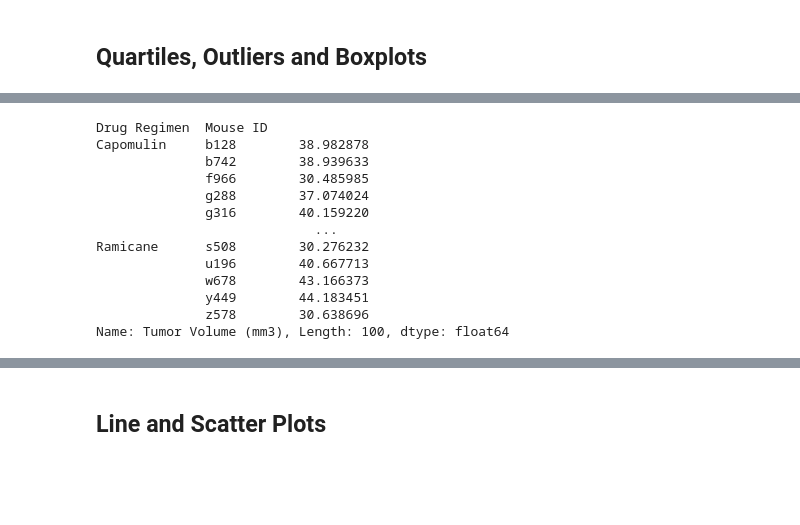
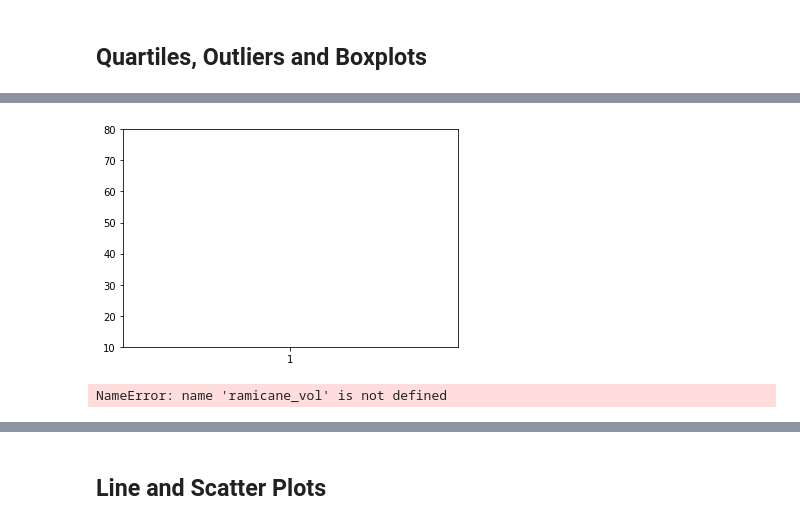
Before and after one commit to deobandana/matplotlib-challenge, a Jupyter notebook: Pymaceuticals/homework.ipynb, the cells around one changed output, grey strips where cells are left out. Drawn from its saved outputs; the diff is of its cells as text; code cells hidden in the pictures; blank space fills up the shorter version.

```diff
--- a/Pymaceuticals/homework.ipynb
+++ b/Pymaceuticals/homework.ipynb
@@ -207,0 +209,24 @@ Final_data
+# %%
+# Put treatments into a list for for loop (and later for plot labels)
+t_list = ["Capomulin","Ramicane","Infubinol","Ceftamin"]
+# Create empty list to fill with tumor vol data (for plotting)
+tumor_vol =[]
+# Calculate the IQR and quantitatively determine if there are any potential outliers.
+for drug in t_list:
+ # Locate the rows which contain mice on each drug and get the tumor volumes
+#         max_tumor_vol = (Final_data["Tumor Volume (mm3)"])
+        max_tumor_vol = Final_data["Drug Regimen"] == drug
+        tumor_vol.append(max_tumor_vol)
+
+    # add subset
+
+tumor_vol_df=pd.DataFrame( tumor_vol)
+# # Determine outliers using upper and lower bounds
+
+# tumor_vol_df.quantile([.25,.5,.75])
+lowerq_max = tumor_vol_df.quantile([0.25])
+upperq_max = tumor_vol_df.quantile([0.75])
+iqr_max = upperq_max-lowerq_max
+lower_bound_max = lowerq_max- (1.5*iqr_max)
+upper_bound_max = upperq_max+ (1.5*iqr_max)
+print(f"lowerq_max: {lowerq_max},upperq_max: {upperq_max},iqr_max: {iqr_max},lower_bound_max: {lower_bound_max},upper_bound_max: {upper_bound_max}")
@@ -207,0 +251,24 @@ Final_data
+# %%
+t_list = ["Capomulin"]
+capomulin_vol =[]
+for capomulin in t_list:
+        capomulin_vol = Final_data["Drug Regimen"] == capomulin
+        capomulin_vol.append(max_tumor_vol)
+
+plt.boxplot(capomulin_vol)
+plt.ylim(10,80)
+plt.show()
+# %% [output]
+[figure, added]
+# %%
+t_list = ["Infubinol"]
+infubinol_vol =[]
+for infubinol in t_list:
+        max_tumor_vol = Final_data["Drug Regimen"] == infubinol
+        infubinol_vol.append(max_tumor_vol)
+
+plt.boxplot(ramicane_vol)
+plt.ylim(10,80)
+plt.show()
+# %% [output]
+NameError: name 'ramicane_vol' is not defined
@@ -208,22 +295,10 @@ Final_data
 # %%
 # Generate a box plot of the final tumor volume of each mouse across four regimens of interest
-top_regimen_sort = Final_data.groupby(['Drug Regimen', 'Mouse ID']).last()['Tumor Volume (mm3)']
-top_regimen_sort
-# #Made into dataframe with .to_frame()
-# top_regimen_df = Final_data.to_frame()
-# final_df =Final_data.reset_index()
-# final_df
+'''
+tumor_vol list to generate boxplots
+'''
+
+
+plt.boxplot(tumor_vol)
+plt.ylim(10,80)
+plt.show()
-# %% [output]
-Drug Regimen  Mouse ID
-Capomulin     b128        38.982878
-              b742        38.939633
-              f966        30.485985
-              g288        37.074024
-              g316        40.159220
-                            ...
-Ramicane      s508        30.276232
-              u196        40.667713
-              w678        43.166373
-              y449        44.183451
-              z578        30.638696
-Name: Tumor Volume (mm3), Length: 100, dtype: float64
```
Also changed, not shown: parts of 8 cells of this notebook, 3 other files.
